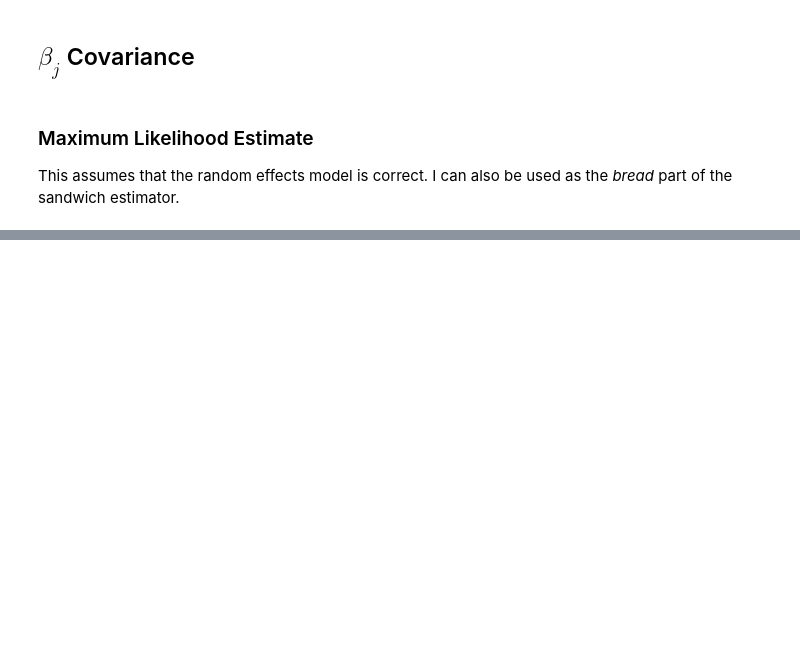
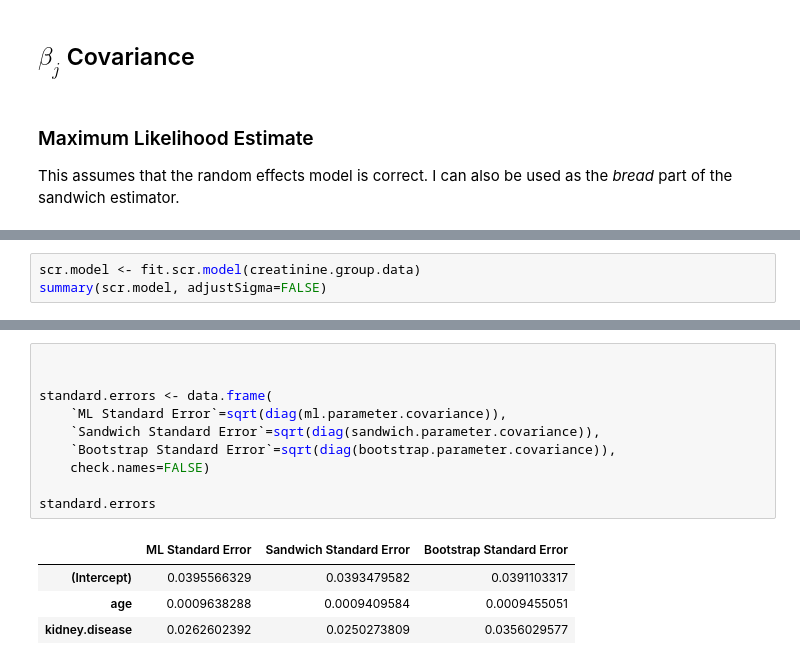
Before and after one commit to ppham27/stat571, a Jupyter notebook: hw6/creatinine.ipynb, the cells around one changed output, grey strips where cells are left out. Drawn from its saved outputs; the diff is of its cells as text; blank space fills up the shorter version.

Commit message:
standard error progress

```diff
--- a/hw6/creatinine.ipynb
+++ b/hw6/creatinine.ipynb
@@ -101,0 +128,3 @@ make.ml.parameter.covariance <- function(model) {
+# %%
+scr.model <- fit.scr.model(creatinine.group.data)
+summary(scr.model, adjustSigma=FALSE)
@@ -101,0 +160,15 @@ make.ml.parameter.covariance <- function(model) {
+# %%
+
+
+standard.errors <- data.frame(
+    `ML Standard Error`=sqrt(diag(ml.parameter.covariance)),
+    `Sandwich Standard Error`=sqrt(diag(sandwich.parameter.covariance)),
+    `Bootstrap Standard Error`=sqrt(diag(bootstrap.parameter.covariance)),
+    check.names=FALSE)
+
+standard.errors
+# %% [output]
+|  | ML Standard Error | Sandwich Standard Error | Bootstrap Standard Error |
+| (Intercept) | 0.0395566329 | 0.0393479582 | 0.0391103317 |
+| age | 0.0009638288 | 0.0009409584 | 0.0009455051 |
+| kidney.disease | 0.0262602392 | 0.0250273809 | 0.0356029577 |
```
Also changed, not shown: parts of 18 cells of this notebook.
